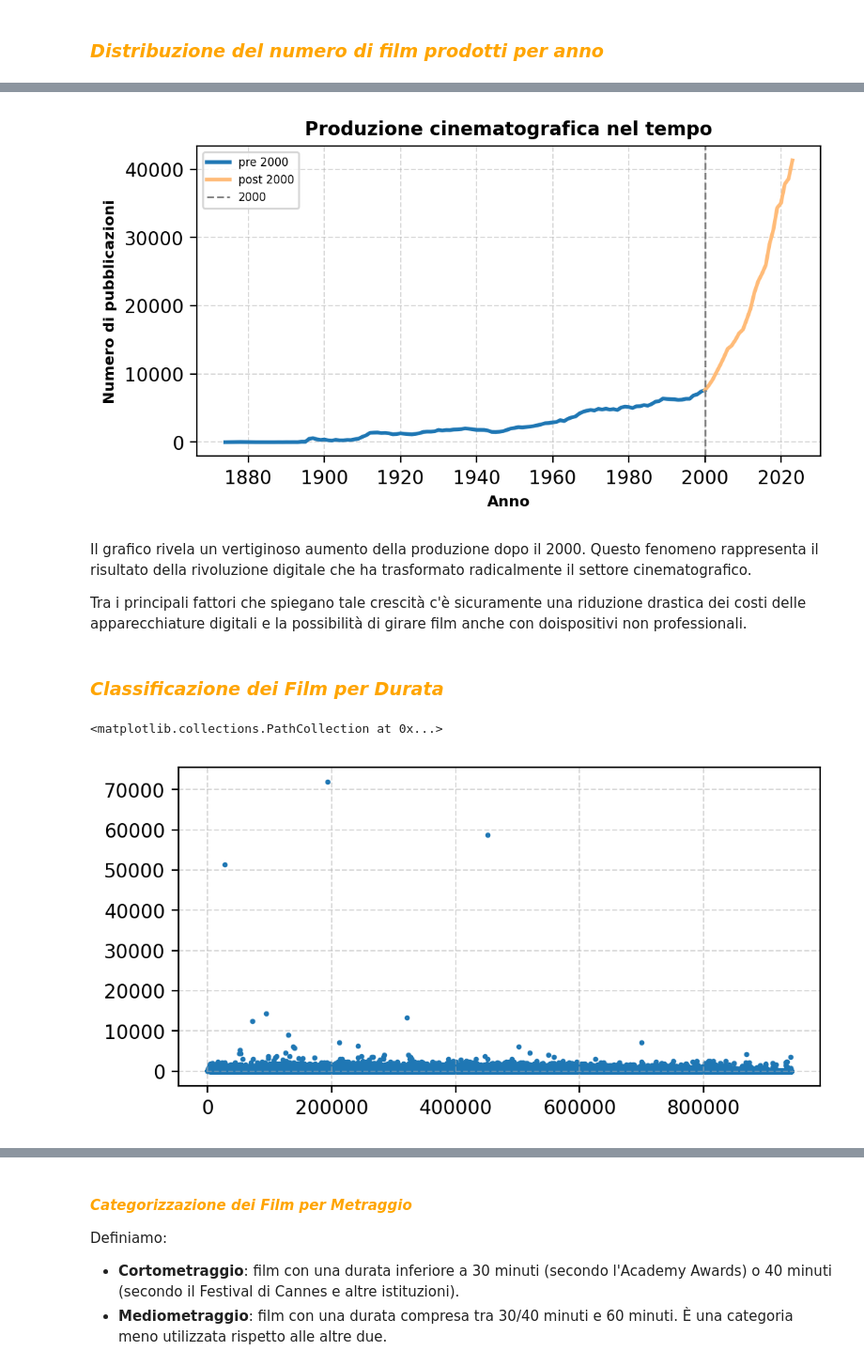
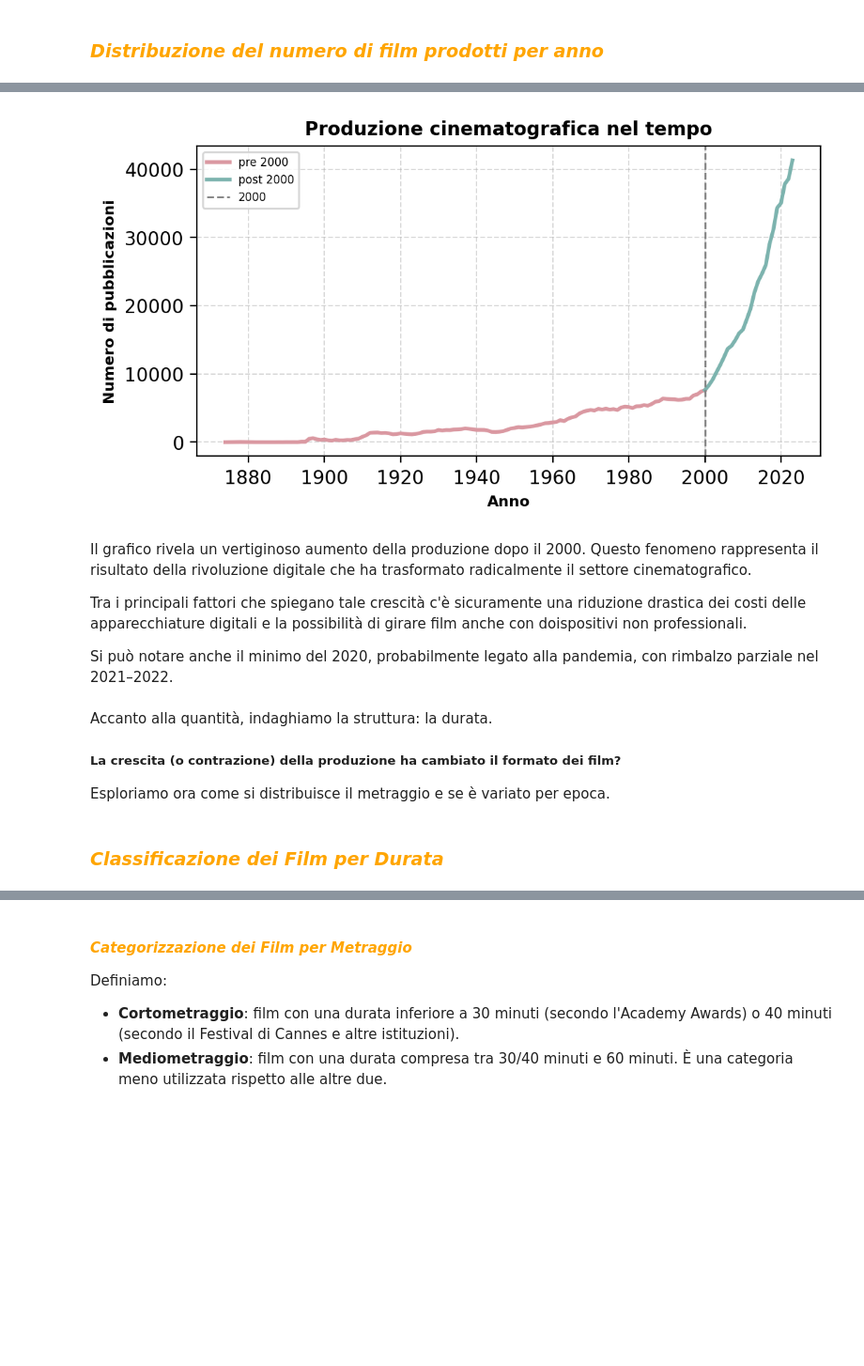
Before and after one commit to Ela17/IUM-TWEB-progetto, a Jupyter notebook: solution/ium-data-analysis/data_analysis.ipynb, the cells around one changed output, grey strips where cells are left out. Shown at 94% size. Saved outputs shown, nothing was run; the diff lists cells and outputs as text; code cells hidden in the pictures; blank space fills up the shorter version.

```diff
--- a/solution/ium-data-analysis/data_analysis.ipynb
+++ b/solution/ium-data-analysis/data_analysis.ipynb
@@ -196,12 +154,14 @@ movies 25811
 # %% [markdown]
 Mostriamo tramite un bar chart la percentuale di duplicati trovati per ogni dataframe.
 # %%
+pal = list(get_pastel_palette_light(n=24))
+
 plt.figure(figsize=(10,5))
 for k in df.keys():
     perc =  (len(df[k][df[k]['is_duplicate']==True]) / len(df[k]))*100
-    plt.barh(k, perc, color=palette[0])
+    plt.barh(k, perc, color=pal[0])
     if perc != 0:
-        plt.text(perc +0.03 , k, f'{perc:.2f}%', va='center', ha='left', fontsize=10, fontweight='bold')
+        plt.text(perc + 0.03 , k, f'{perc:.2f}%', va='center', ha='left', fontsize=10, fontweight='bold')
 plt.title('Percentage of duplicates per dataset', fontweight='bold', fontsize=15)
 plt.xlabel('Percentage of duplicates (%)')
 plt.ylabel('Datasets')
@@ -410,26 +299,29 @@ df_finale['movies']
 # %%
 group_date = df_finale['movies'].groupby('movie_year')['id'].count()
 
+pal = get_pastel_palette_light(n=12)
+
 group_date_1 = group_date[group_date.index <= 2000]
 group_date_2 = group_date[(group_date.index >= 2000) & (group_date.index < 2024)]
-plt.plot(group_date_1, color = palette[0], label='pre 2000')
-plt.plot(group_date_2, color = palette[3], label='post 2000')
+plt.plot(group_date_1, label='pre 2000', color=pal[0])
+plt.plot(group_date_2, label='post 2000', color=pal[6])
 plt.axvline(x=2000, color='grey', linestyle='--', label='2000', alpha=1, linewidth=1)
 plt.legend()
 plt.title('Produzione cinematografica nel tempo')
 plt.xlabel('Anno')
 plt.ylabel('Numero di pubblicazioni')
 plt.show()
 # %% [output]
-[figure, old version]
+[figure, new version]
 # %% [markdown]
 Il grafico rivela un vertiginoso aumento della produzione dopo il 2000. Questo fenomeno rappresenta il risultato della rivoluzione digitale che ha trasformato radicalmente il settore cinematografico.
 
 Tra i principali fattori che spiegano tale crescità c'è sicuramente una riduzione drastica dei costi delle apparecchiature digitali e la possibilità di girare film anche con doispositivi non professionali.
+
+Si può notare anche il minimo del 2020, probabilmente legato alla pandemia, con rimbalzo parziale nel 2021–2022.
+# %% [markdown]
+Accanto alla quantità, indaghiamo la struttura: la durata.
+##### **La crescita (o contrazione) della produzione ha cambiato il formato dei film?**
+Esploriamo ora come si distribuisce il metraggio e se è variato per epoca.
 # %% [markdown]
 ### <span style="color: orange;"> *Classificazione dei Film per Durata*
-# %%
-plt.scatter(df_finale['movies'].index, df_finale['movies']['minute'], s=3, color=palette[0])
-# %% [output]
-<matplotlib.collections.PathCollection at 0x...>
-[figure, removed]
```
Also changed, not shown: parts of 73 cells of this notebook, 1 other file.
